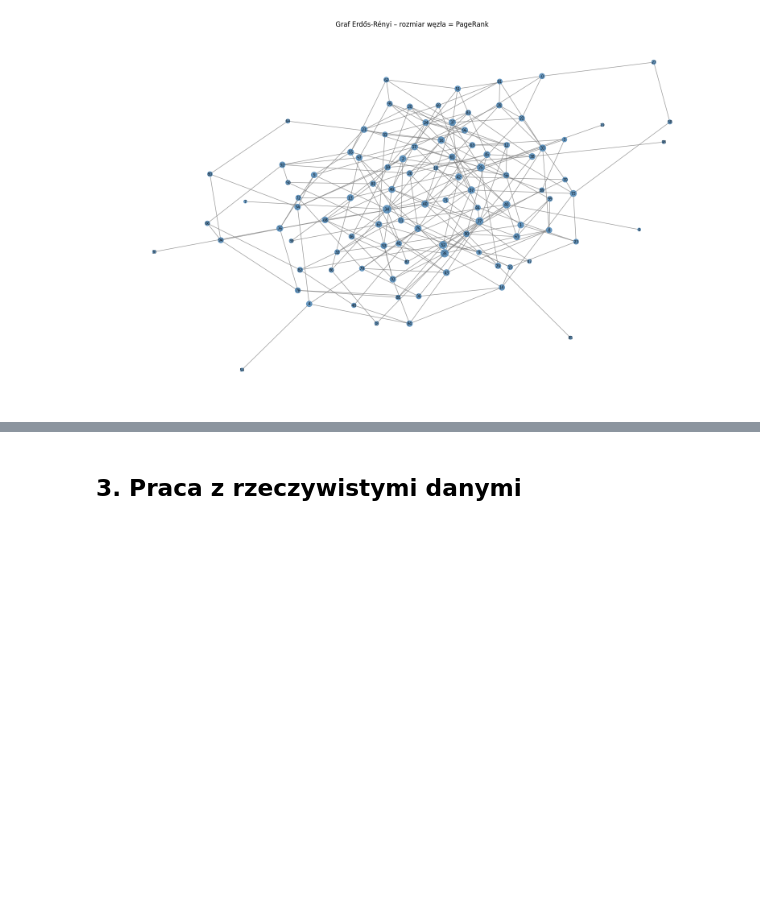
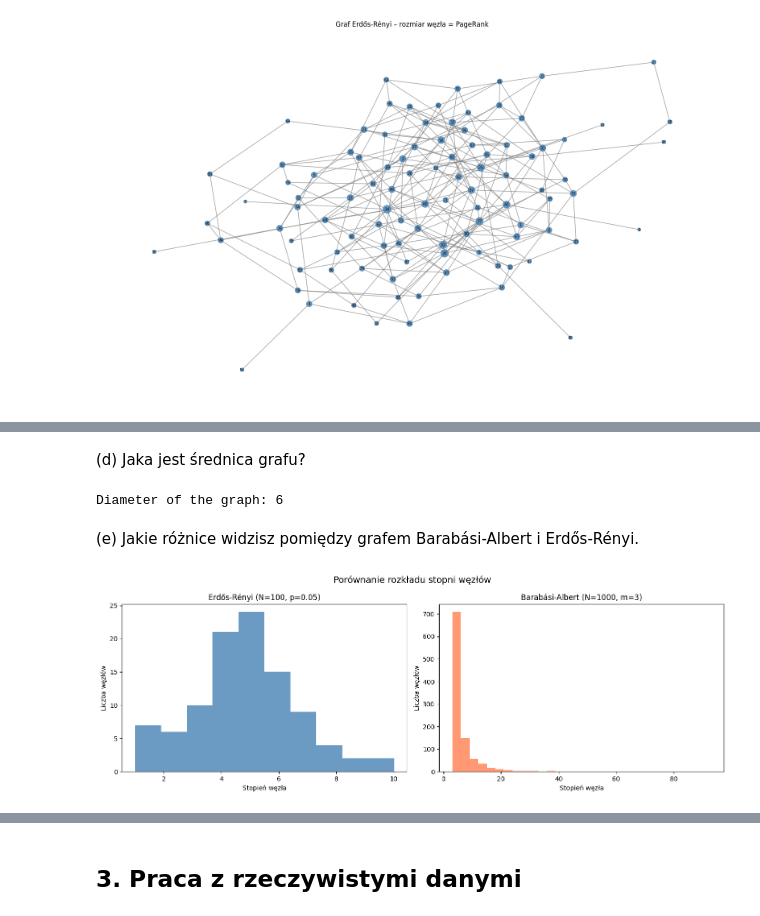
Before and after one commit to mikolaj-olesinski/Complex-Networks-PWR, a Jupyter notebook: lista1/lista1.ipynb, the cells around one changed output, grey strips where cells are left out. Drawn from its saved outputs; the diff is of its cells as text; code cells hidden in the pictures; blank space fills up the shorter version.

```diff
--- a/lista1/lista1.ipynb
+++ b/lista1/lista1.ipynb
@@ -250,0 +237,31 @@ Diameter of BA graph: 5
+# %% [markdown]
+(d) Jaka jest średnica grafu?
+# %%
+diameter = nx.diameter(G_ba_big)
+print(f"Diameter of the graph: {diameter}")
+# %% [output]
+Diameter of the graph: 6
+# %% [markdown]
+(e) Jakie różnice widzisz pomiędzy grafem Barabási-Albert i Erdős-Rényi.
+# %%
+fig, (ax1, ax2) = plt.subplots(1, 2, figsize=(14, 5))
+
+# ER
+degrees_er = dict(G.degree())
+ax1.hist(list(degrees_er.values()), bins=10, color="steelblue", alpha=0.8)
+ax1.set_xlabel("Stopień węzła")
+ax1.set_ylabel("Liczba węzłów")
+ax1.set_title("Erdős-Rényi (N=100, p=0.05)")
+
+# BA
+degrees_ba = dict(G_ba_big.degree())
+ax2.hist(list(degrees_ba.values()), bins=30, color="coral", alpha=0.8)
+ax2.set_xlabel("Stopień węzła")
+ax2.set_ylabel("Liczba węzłów")
+ax2.set_title("Barabási-Albert (N=1000, m=3)")
+
+plt.suptitle("Porównanie rozkładu stopni węzłów", fontsize=14)
+plt.tight_layout()
+plt.show()
+# %% [output]
+[figure, added]
```
Also changed, not shown: parts of 28 cells of this notebook, 5 other files.
